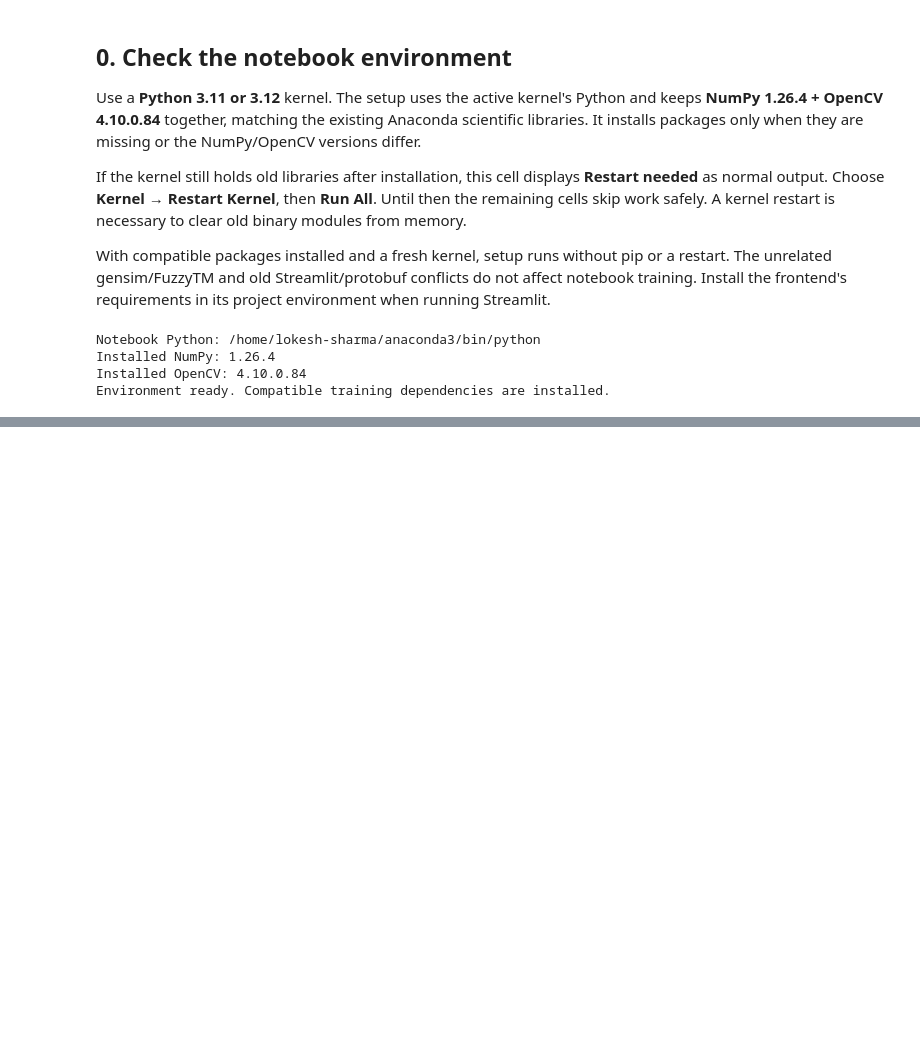
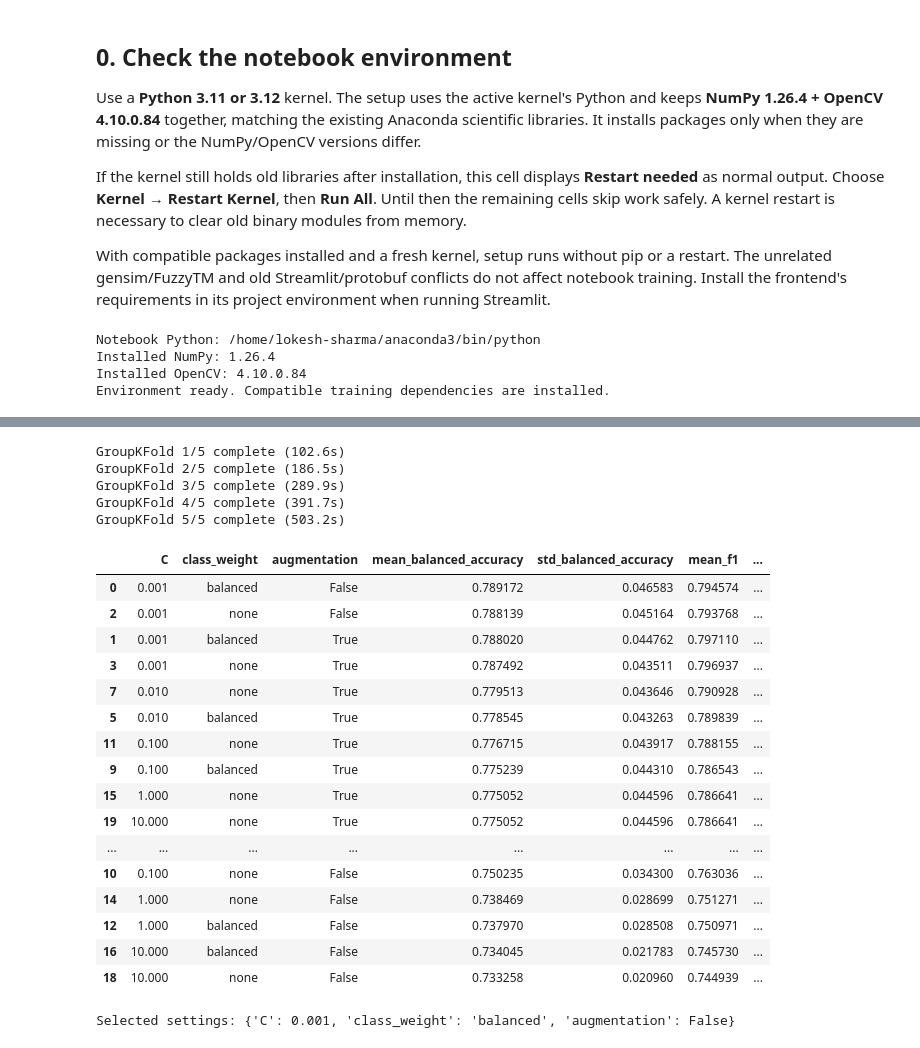
Before and after one commit to NullV-ctor/Drowsiness, a Jupyter notebook: Drowsiness_Model_Training.ipynb, the cells around one changed output, grey strips where cells are left out. Drawn from its saved outputs; the diff is of its cells as text; code cells hidden in the pictures; blank space fills up the shorter version.

```diff
--- a/Drowsiness_Model_Training.ipynb
+++ b/Drowsiness_Model_Training.ipynb
@@ -489,0 +264,21 @@ References: [LinearSVC](https://scikit-learn.org/stable/modules/generated/sklear
+# %%
+SPLIT_READY = MODEL_READY = EVALUATION_READY = EXPORT_READY = False
+if DATASET_READY:
+    development_all, test = split_people(dataset, seed=SEED, cv_folds=CV_FOLDS)
+    development = sample_development(development_all, CAP_PER_PERSON_CLASS, SEED)
+    manifest = pd.concat(
+        [development_all.assign(split="development"), test.assign(split="test")],
+        ignore_index=True,
+    )
+    manifest["used_for_fit"] = manifest.path.isin(development.path)
+    manifest.to_csv(REPORT_DIR / "split_manifest.csv", index=False)
+    display(
+        manifest.groupby("split").agg(
+            images=("path", "size"), people=("subject_id", "nunique")
+        )
+    )
+    print("Development used:", len(development), "of", len(development_all))
+    print("Held-out test people:", sorted(test.subject_id.unique()))
+    SPLIT_READY = True
+else:
+    print("Split skipped: labeled subject data is not ready.")
@@ -489,0 +304,38 @@ References: [LinearSVC](https://scikit-learn.org/stable/modules/generated/sklear
+# %%
+MODEL_READY = EVALUATION_READY = EXPORT_READY = False
+if SPLIT_READY:
+    model, selected_params, cv_folds, cv_summary, cv_membership = train_group_cv(
+        development, folds=CV_FOLDS, seed=SEED
+    )
+    cv_folds.to_csv(REPORT_DIR / "cv_fold_results.csv", index=False)
+    cv_summary.to_csv(REPORT_DIR / "validation_trials.csv", index=False)
+    cv_membership.to_csv(REPORT_DIR / "cv_membership.csv", index=False)
+    display(cv_summary.sort_values("mean_balanced_accuracy", ascending=False))
+    print("Selected settings:", selected_params)
+    MODEL_READY = True
+else:
+    print("Training skipped: person-separated development data is not ready.")
+# %% [output]
+GroupKFold 1/5 complete (102.6s)
+GroupKFold 2/5 complete (186.5s)
+GroupKFold 3/5 complete (289.9s)
+GroupKFold 4/5 complete (391.7s)
+GroupKFold 5/5 complete (503.2s)
+|  | C | class_weight | augmentation | mean_balanced_accuracy | std_balanced_accuracy | mean_f1 | ... |
+| 0 | 0.001 | balanced | False | 0.789172 | 0.046583 | 0.794574 | ... |
+| 2 | 0.001 | none | False | 0.788139 | 0.045164 | 0.793768 | ... |
+| 1 | 0.001 | balanced | True | 0.788020 | 0.044762 | 0.797110 | ... |
+| 3 | 0.001 | none | True | 0.787492 | 0.043511 | 0.796937 | ... |
+| 7 | 0.010 | none | True | 0.779513 | 0.043646 | 0.790928 | ... |
+| 5 | 0.010 | balanced | True | 0.778545 | 0.043263 | 0.789839 | ... |
+| 11 | 0.100 | none | True | 0.776715 | 0.043917 | 0.788155 | ... |
+| 9 | 0.100 | balanced | True | 0.775239 | 0.044310 | 0.786543 | ... |
+| 15 | 1.000 | none | True | 0.775052 | 0.044596 | 0.786641 | ... |
+| 19 | 10.000 | none | True | 0.775052 | 0.044596 | 0.786641 | ... |
+| ... | ... | ... | ... | ... | ... | ... | ... |
+| 10 | 0.100 | none | False | 0.750235 | 0.034300 | 0.763036 | ... |
+| 14 | 1.000 | none | False | 0.738469 | 0.028699 | 0.751271 | ... |
+| 12 | 1.000 | balanced | False | 0.737970 | 0.028508 | 0.750971 | ... |
+| 16 | 10.000 | balanced | False | 0.734045 | 0.021783 | 0.745730 | ... |
+| 18 | 10.000 | none | False | 0.733258 | 0.020960 | 0.744939 | ... |
+Selected settings: {'C': 0.001, 'class_weight': 'balanced', 'augmentation': False}
```
Also changed, not shown: parts of 30 cells of this notebook, 28 other files.
